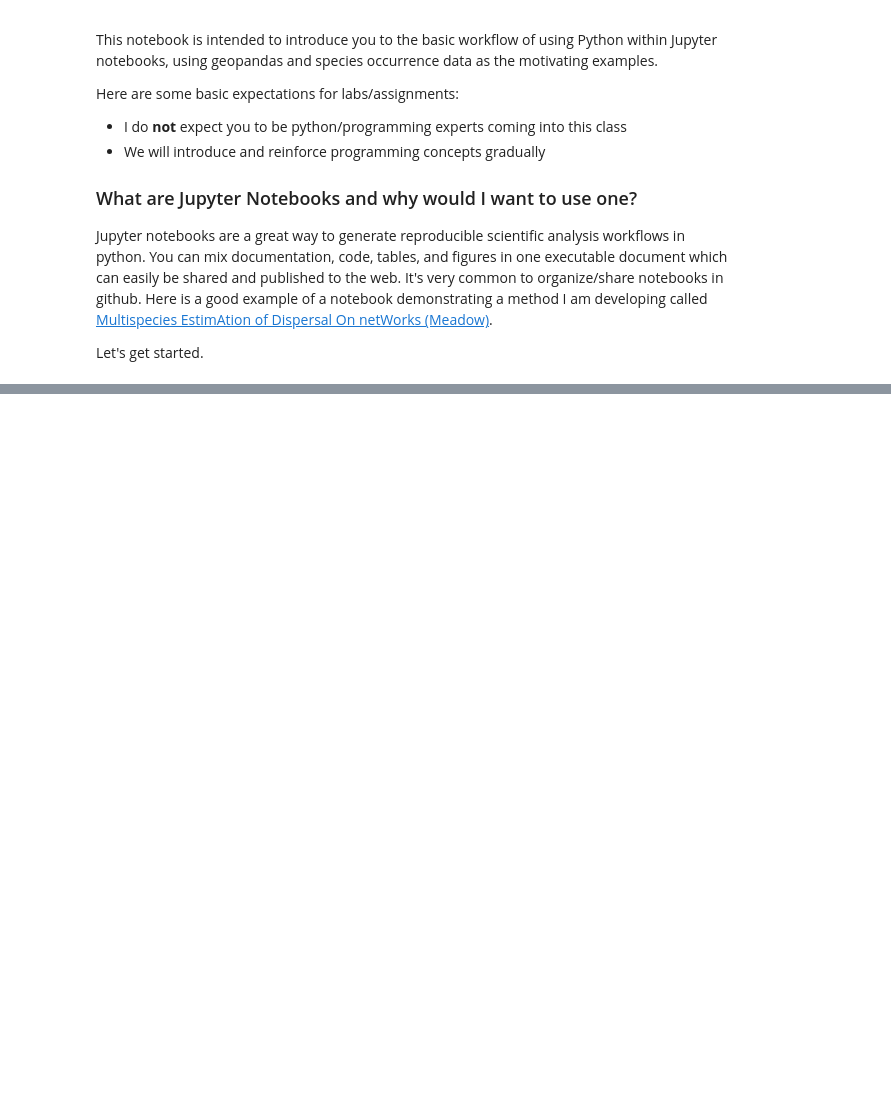
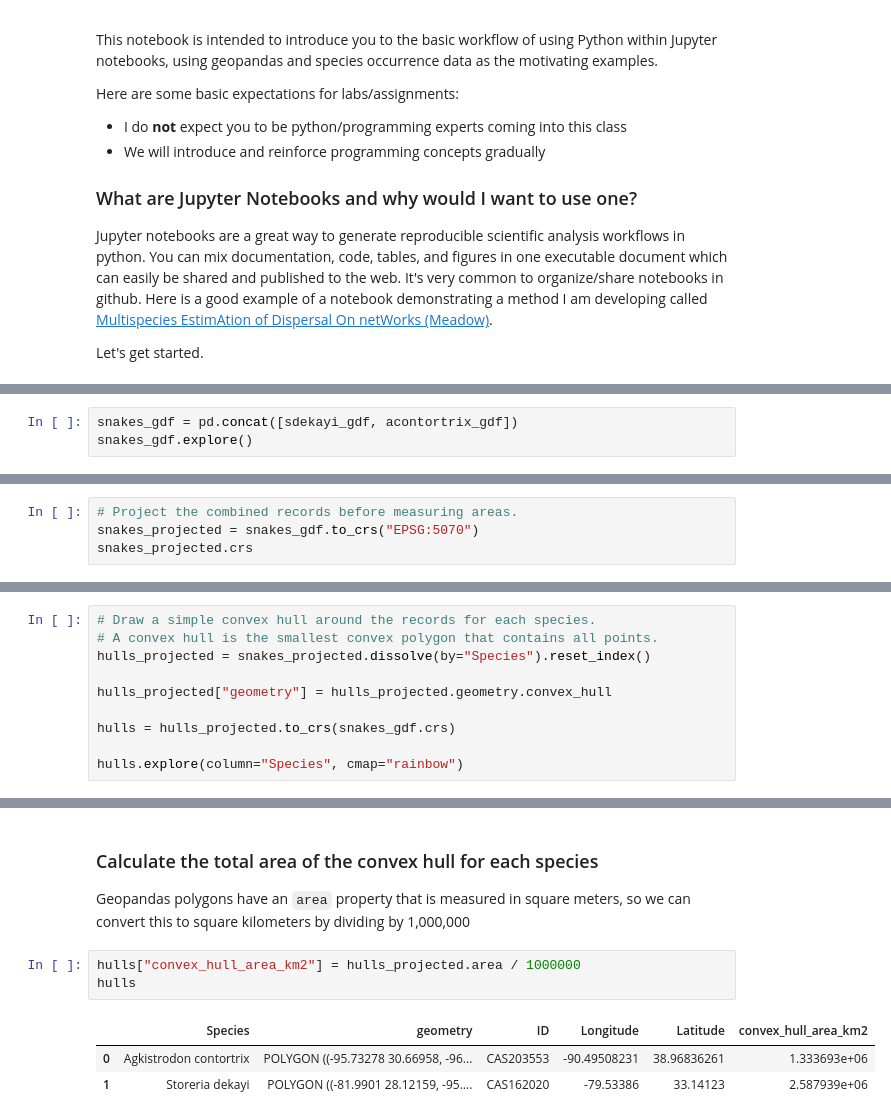
Before and after one commit to carlycoughlin-ux/BIO597-SpatialBiodiversity, a Jupyter notebook: docs/labs/Lab01-IntroPython-Geopandas.ipynb, the cells around one changed output, grey strips where cells are left out. Saved outputs shown, nothing was run; the diff lists cells and outputs as text; blank space fills up the shorter version.

```diff
--- a/docs/labs/Lab01-IntroPython-Geopandas.ipynb
+++ b/docs/labs/Lab01-IntroPython-Geopandas.ipynb
@@ -87,0 +117,3 @@ gdf.explore()
+# %%
+snakes_gdf = pd.concat([sdekayi_gdf, acontortrix_gdf])
+snakes_gdf.explore()
@@ -87,0 +155,4 @@ gdf.explore()
+# %%
+# Project the combined records before measuring areas.
+snakes_projected = snakes_gdf.to_crs("EPSG:5070")
+snakes_projected.crs
@@ -87,0 +174,10 @@ gdf.explore()
+# %%
+# Draw a simple convex hull around the records for each species.
+# A convex hull is the smallest convex polygon that contains all points.
+hulls_projected = snakes_projected.dissolve(by="Species").reset_index()
+
+hulls_projected["geometry"] = hulls_projected.geometry.convex_hull
+
+hulls = hulls_projected.to_crs(snakes_gdf.crs)
+
+hulls.explore(column="Species", cmap="rainbow")
@@ -87,0 +186,11 @@ gdf.explore()
+# %% [markdown]
+### Calculate the total area of the convex hull for each species
+
+Geopandas polygons have an `area` property that is measured in square meters, so we can convert this to square kilometers by dividing by 1,000,000
+# %%
+hulls["convex_hull_area_km2"] = hulls_projected.area / 1000000
+hulls
+# %% [output]
+|  | Species | geometry | ID | Longitude | Latitude | convex_hull_area_km2 |
+| 0 | Agkistrodon contortrix | POLYGON ((-95.73278 30.66958, -96... | CAS203553 | -90.49508231 | 38.96836261 | 1.333693e+06 |
+| 1 | Storeria dekayi | POLYGON ((-81.9901 28.12159, -95.... | CAS162020 | -79.53386 | 33.14123 | 2.587939e+06 |
```
Also changed, not shown: parts of 24 cells of this notebook, 2 other files.
